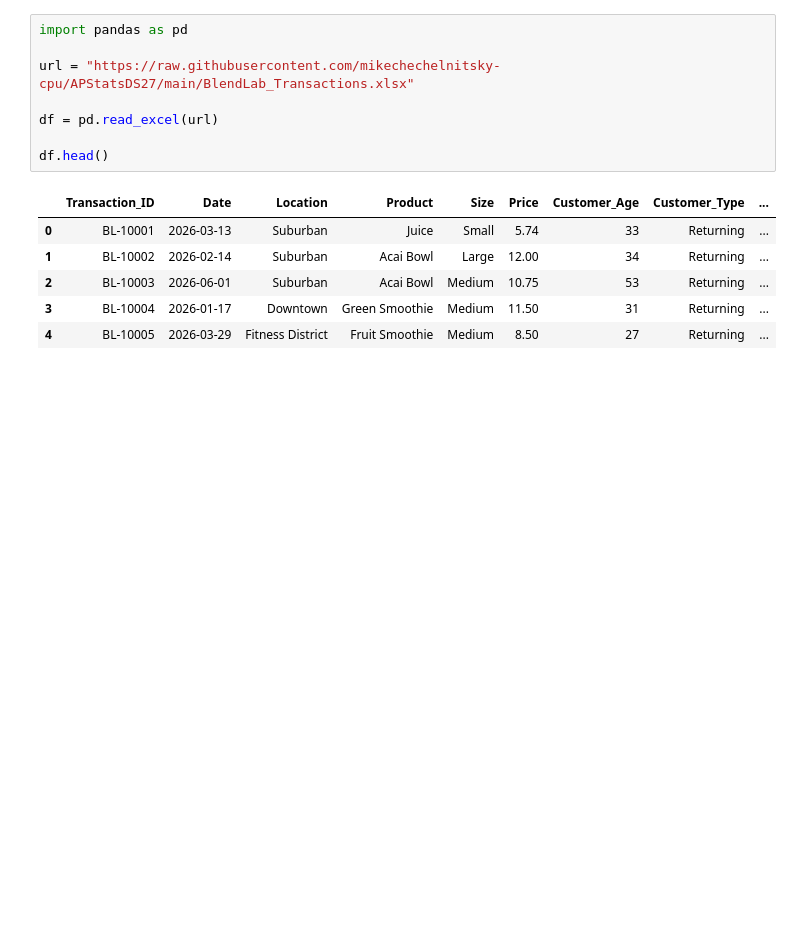
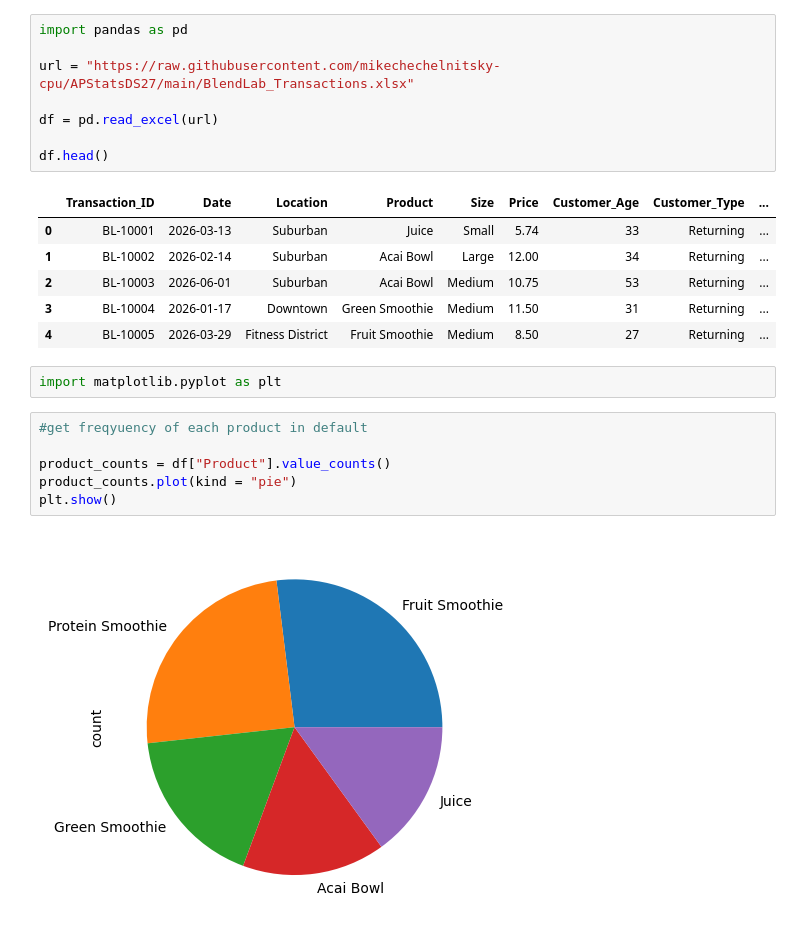
Before and after one commit to AD8787/AP-Stats-DS, a Jupyter notebook: BlendLab.ipynb, the cells around one changed output. Drawn from its saved outputs; the diff is of its cells as text; blank space fills up the shorter version.

```diff
--- a/BlendLab.ipynb
+++ b/BlendLab.ipynb
@@ -204,3 +204,13 @@ df.head()
 | 2 | BL-10003 | 2026-06-01 | Suburban | Acai Bowl | Medium | 10.75 | 53 | Returning | ... |
 | 3 | BL-10004 | 2026-01-17 | Downtown | Green Smoothie | Medium | 11.50 | 31 | Returning | ... |
 | 4 | BL-10005 | 2026-03-29 | Fitness District | Fruit Smoothie | Medium | 8.50 | 27 | Returning | ... |
+# %%
+import matplotlib.pyplot as plt
+# %%
+#get freqyuency of each product in default
+
+product_counts = df["Product"].value_counts()
+product_counts.plot(kind = "pie")
+plt.show()
+# %% [output]
+[figure, added]
```
